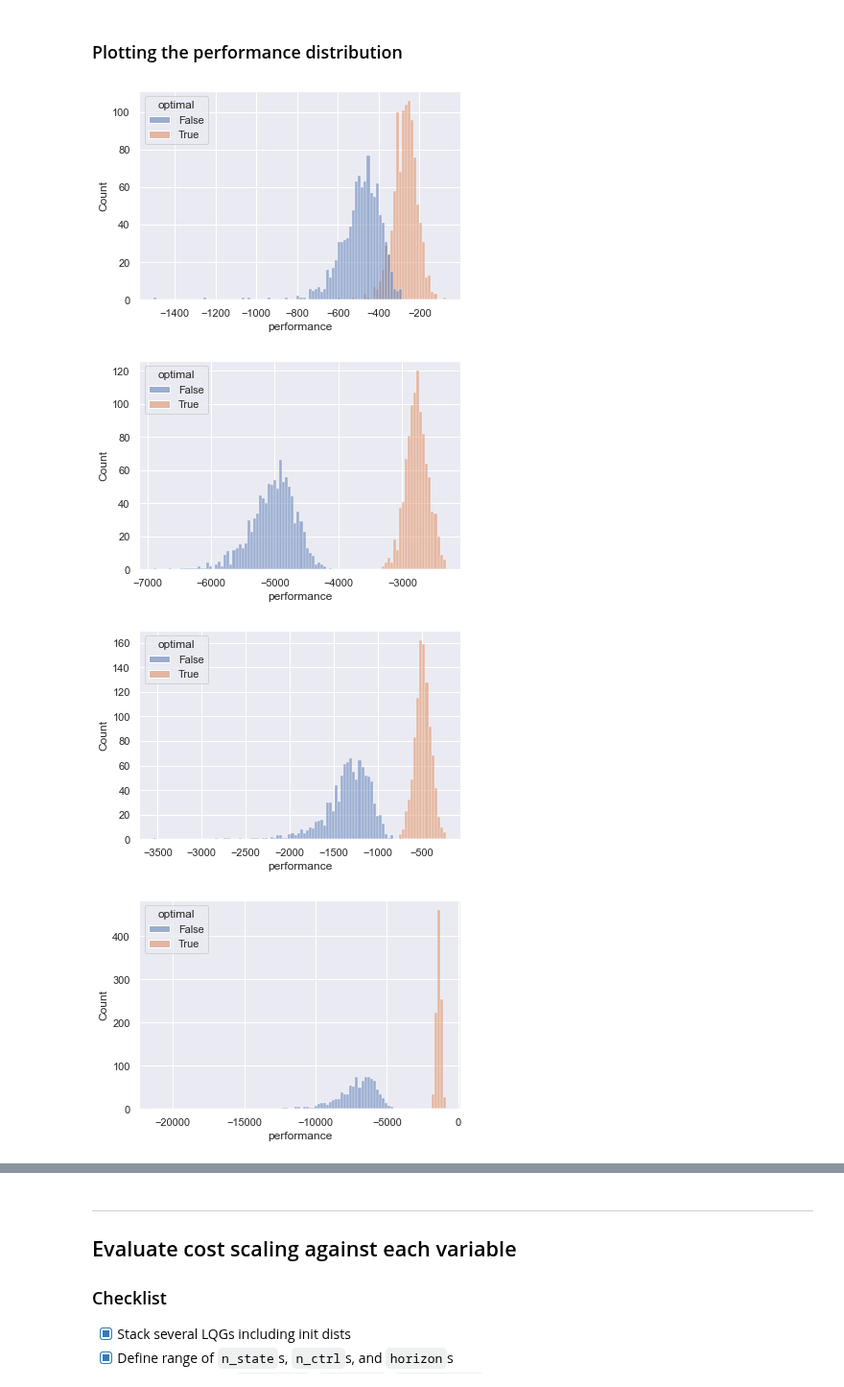
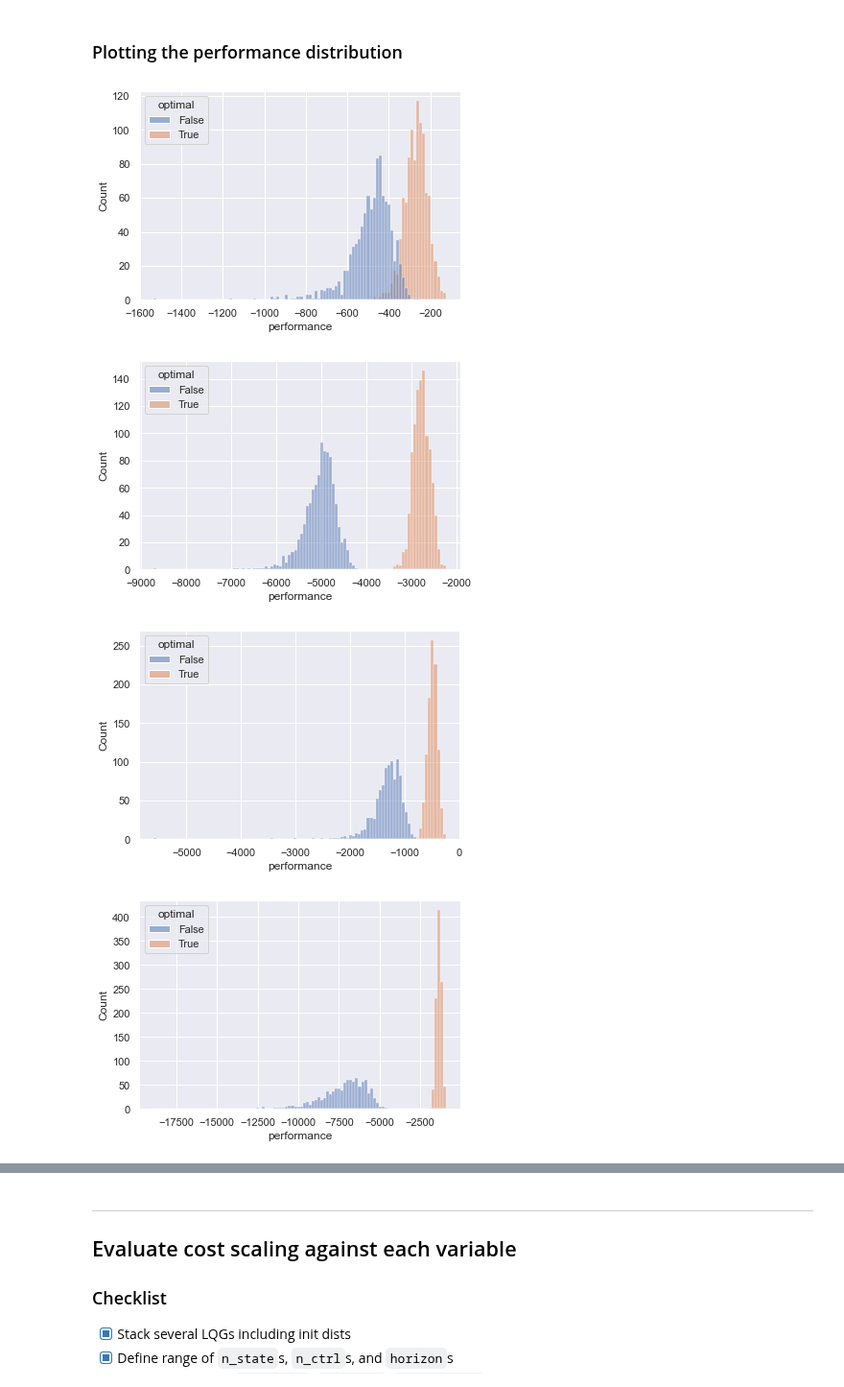
Before and after one commit to 0xangelo/LQSVG, a Jupyter notebook: experiments/notebooks/perf_and_grad.ipynb, the cells around one changed output, grey strips where cells are left out. Shown at 96% size. Drawn from its saved outputs; the diff is of its cells as text; code cells hidden in the pictures.

```diff
--- a/experiments/notebooks/perf_and_grad.ipynb
+++ b/experiments/notebooks/perf_and_grad.ipynb
@@ -163,11 +166,11 @@ def optimal_policy(dynamics: lqr.LinSDynamics, cost: lqr.QuadCost) -> lqr.Linear
 def perturb_policy(dims: tuple[int, int, int], policy: lqr.Linear) -> lqr.Linear:
     n_state, n_ctrl, _ = dims
     K, k = (
-        g + 0.5 * np.clip(torch.randn_like(g) / (n_state + np.sqrt(n_ctrl)), -1, 1)
+        g + 0.5 * torch.randn_like(g) / (n_state + np.sqrt(n_ctrl))
         for g in policy
     )
-#     scale = 1 / (n_state ** 2 + n_ctrl)
-#     K, k = (g + torch.rand_like(g) * 2 * scale - scale for g in policy)
+#     scale = 1 / (n_state + np.sqrt(n_ctrl))
+#     K, k = (g + 2 * torch.rand_like(g) * scale - scale for g in policy)
     return (K, k)
 
 def sample_policy(dynamics: lqr.LinSDynamics, cost: lqr.QuadCost) -> lqr.Linear:
@@ -406,15 +413,16 @@ def policy_performance(policy: lqr.Linear, dynamics: lqr.LinSDynamics, cost: lqr
 @torch.no_grad()
 def performance_samples(dims: tuple[int, int, int], optimal: bool = False, samples: int = 100, clip_ctrl_dim: bool = False) -> np.ndarray:
     n_state, n_ctrl, horizon = dims
+    if clip_ctrl_dim and n_ctrl < n_state:
+        return np.full((samples,), fill_value=np.nan)
+
     dynamics, cost, init = sample_lqg(n_state, n_ctrl, horizon, n_batch=samples)
 
-    if clip_ctrl_dim and n_ctrl < n_state:
-        eret = np.full((samples,), fill_value=np.nan)
-    elif optimal:
+    if optimal:
         pistar, qstar, vstar = solution(dynamics, cost)
-        eret = expected_return(init, vstar).numpy()
+        eret = expected_return(init, vstar)
     else:
         policy = sample_policy(dynamics, cost)
-        eret = policy_performance(policy, dynamics, cost, init).numpy()
+        eret = policy_performance(policy, dynamics, cost, init)
 
-    return eret
+    return eret.numpy()
@@ -436,19 +449,19 @@ def plot_optimal_vs_random_performances_hist(dims: tuple[int, int, int], samples
 
     sns.histplot(data=data, x="performance", hue="optimal", bins=samples // 10)
 # %%
-plot_optimal_vs_random_performances_hist((2, 2, 100), samples=1000)
+plot_optimal_vs_random_performances_hist((2, 2, 100))
 # %% [output]
-[figure, old version]
+[figure, new version]
 # %%
-plot_optimal_vs_random_performances_hist((2, 2, 1000), 1000)
+plot_optimal_vs_random_performances_hist((2, 2, 1000))
 # %% [output]
-[figure, old version]
+[figure, new version]
 # %%
-plot_optimal_vs_random_performances_hist((4, 4, 100), 1000)
+plot_optimal_vs_random_performances_hist((4, 4, 100))
 # %% [output]
-[figure, old version]
+[figure, new version]
 # %%
-plot_optimal_vs_random_performances_hist((10, 10, 100), 1000)
+plot_optimal_vs_random_performances_hist((10, 10, 100))
 # %% [output]
-[figure, old version]
+[figure, new version]
 # %%
```
Also changed, not shown: parts of 32 cells of this notebook.
